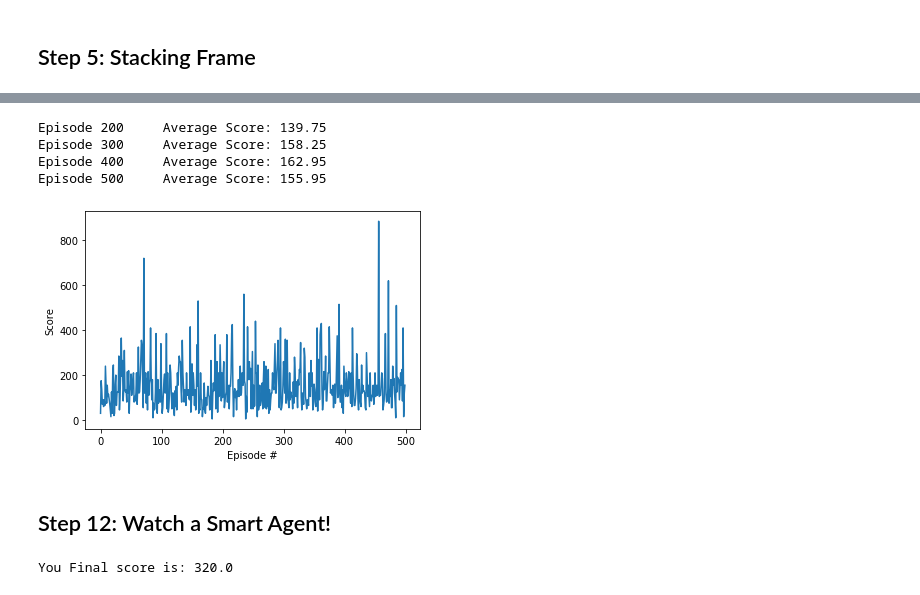
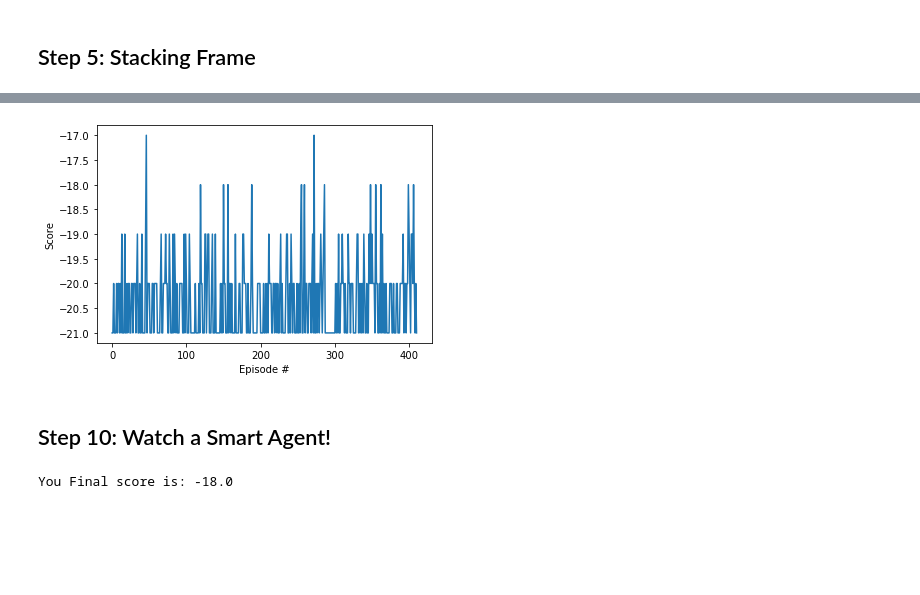
Before and after one commit to deepanshut041/Reinforcement-Learning, a Jupyter notebook: cgames/02_space_invader/space_invader_ppo.ipynb, the cells around one changed output, grey strips where cells are left out. Drawn from its saved outputs; the diff is of its cells as text; code cells hidden in the pictures; blank space fills up the shorter version.

```diff
--- a/cgames/02_space_invader/space_invader_ppo.ipynb
+++ b/cgames/02_space_invader/space_invader_ppo.ipynb
@@ -275,29 +127,35 @@ scores_window = deque(maxlen=100)
 # %%
-def train(n_episodes=2000):
-    steps = 0
-    for i_episode in range(start_epoch+1, n_episodes+1):
-        state = stack_frame(None, env.reset(), True)
+def train(n_episodes=1000):
+    """
+    Params
+    ======
+        n_episodes (int): maximum number of training episodes
+    """
+    for i_episode in range(start_epoch + 1, n_episodes+1):
+        state = stack_frames(None, env.reset(), True)
         score = 0
         while True:
-            action, log_prob = agent.act(state)
-            next_state, reward, done, _ = env.step(action)
-            next_state = stack_frame(state, next_state, False)
-            agent.step(state, action, log_prob, reward, done)
-            state = next_state
+            action, log_prob, value = agent.act(state)
+            next_state, reward, done, info = env.step(action)
             score += reward
-            steps += 1
-            if steps == 1000:
-                agent.learn()
-                agent.reset()
-                steps = 0
+            next_state = stack_frames(state, next_state, False)
+            agent.step(state, action, value, log_prob, reward, done, next_state)
             if done:
                 break
+            else:
+                state = next_state
         scores_window.append(score)       # save most recent score
         scores.append(score)              # save most recent score
 
+        clear_output(True)
+        fig = plt.figure()
+        ax = fig.add_subplot(111)
+        plt.plot(np.arange(len(scores)), scores)
+        plt.ylabel('Score')
+        plt.xlabel('Episode #')
+        plt.show()
         print('\rEpisode {}\tAverage Score: {:.2f}'.format(i_episode, np.mean(scores_window)), end="")
 
-        if i_episode % 100 == 0:
-            print('\rEpisode {}\tAverage Score: {:.2f}'.format(i_episode, np.mean(scores_window)))
-
     return scores
+# %%
+scores = train(1000)
@@ -304,32 +166,26 @@ def train(n_episodes=2000):
 # %%
-scores = train(500)
-# plot the scores
 fig = plt.figure()
 ax = fig.add_subplot(111)
 plt.plot(np.arange(len(scores)), scores)
 plt.ylabel('Score')
 plt.xlabel('Episode #')
 plt.show()
 # %% [output]
-Episode 200     Average Score: 139.75
-Episode 300     Average Score: 158.25
-Episode 400     Average Score: 162.95
-Episode 500     Average Score: 155.95
-[figure, old version]
+[figure, new version]
 # %% [markdown]
-## Step 12: Watch a Smart Agent!
+## Step 10: Watch a Smart Agent!
 # %%
 score = 0
-state = stack_frame(None, env.reset(), True)
+state = stack_frames(None, env.reset(), True)
 while True:
     env.render()
-    action, _ = agent.act(state)
+    action, _, _ = agent.act(state)
     next_state, reward, done, _ = env.step(action)
     score += reward
-    state = stack_frame(state, next_state, False)
+    state = stack_frames(state, next_state, False)
     if done:
         print("You Final score is:", score)
         break
 env.close()
 # %% [output]
-You Final score is: 320.0
+You Final score is: -18.0
```
Also changed, not shown: parts of 27 cells of this notebook, 9 other files.
